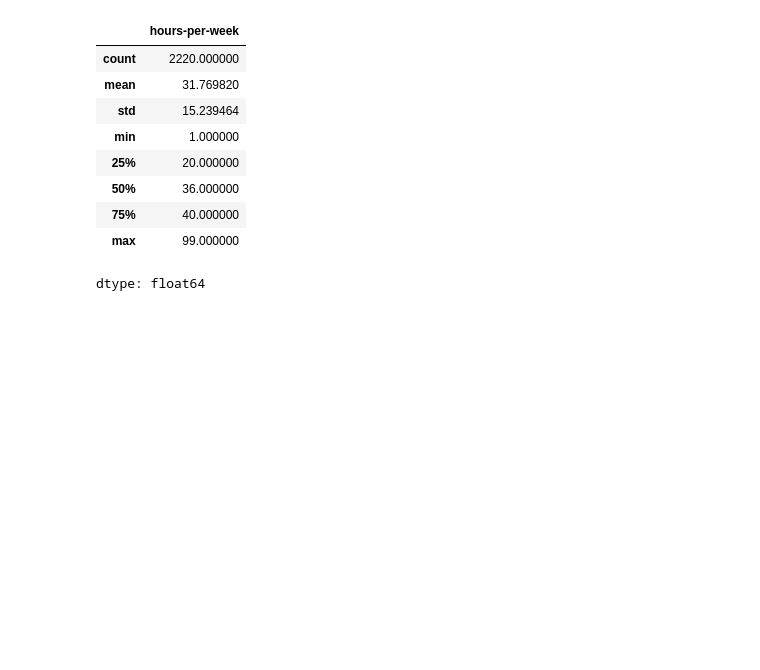
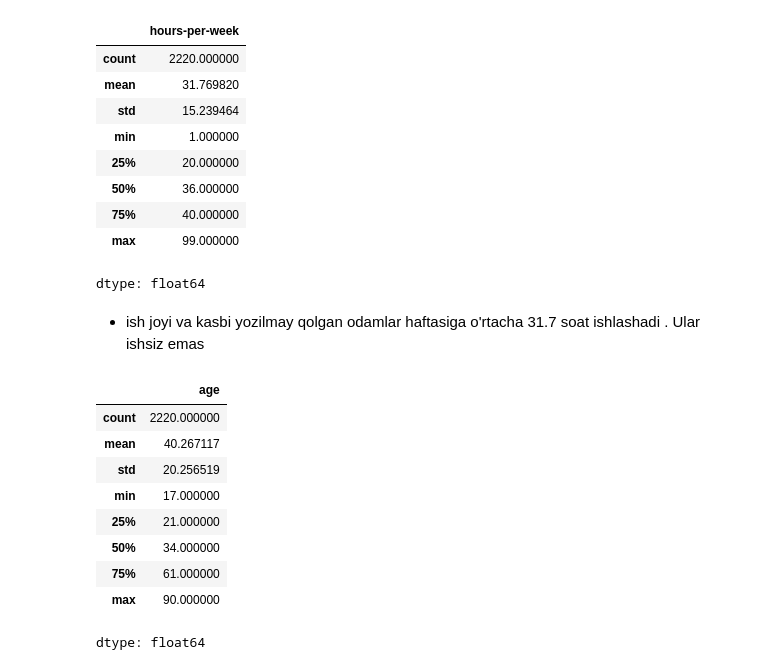
Before and after one commit to izzat-ai/learning-ai, a Jupyter notebook: projects/credit_scoring_project/credit_scoring.ipynb, the cells around one changed output. Drawn from its saved outputs; the diff is of its cells as text; code cells hidden in the pictures; blank space fills up the shorter version.

```diff
--- a/projects/credit_scoring_project/credit_scoring.ipynb
+++ b/projects/credit_scoring_project/credit_scoring.ipynb
@@ -206,3 +206,18 @@ miss_trainset['hours-per-week'].describe()
 | 75% | 40.000000 |
 | max | 99.000000 |
 dtype: float64
+# %% [markdown]
+- ish joyi va kasbi yozilmay qolgan odamlar haftasiga o'rtacha 31.7 soat ishlashadi . Ular ishsiz emas
+# %%
+miss_trainset['age'].describe()
+# %% [output]
+|  | age |
+| count | 2220.000000 |
+| mean | 40.267117 |
+| std | 20.256519 |
+| min | 17.000000 |
+| 25% | 21.000000 |
+| 50% | 34.000000 |
+| 75% | 61.000000 |
+| max | 90.000000 |
+dtype: float64
```
Also changed, not shown: parts of 4 cells of this notebook.
